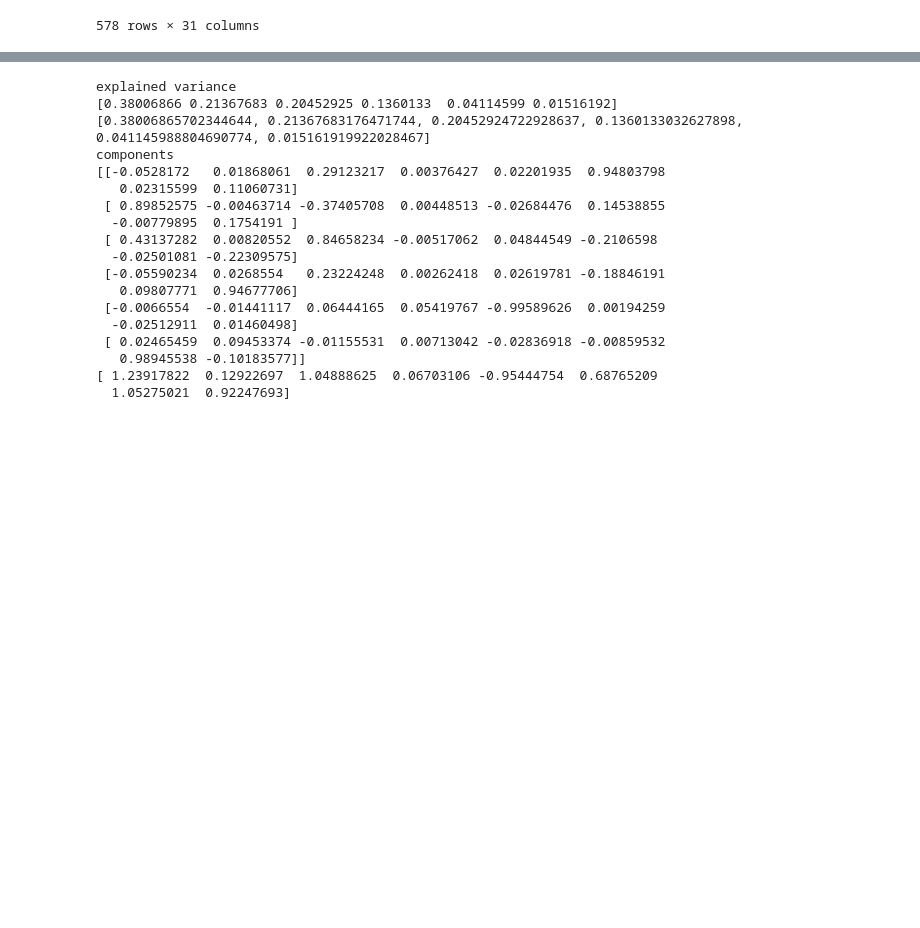
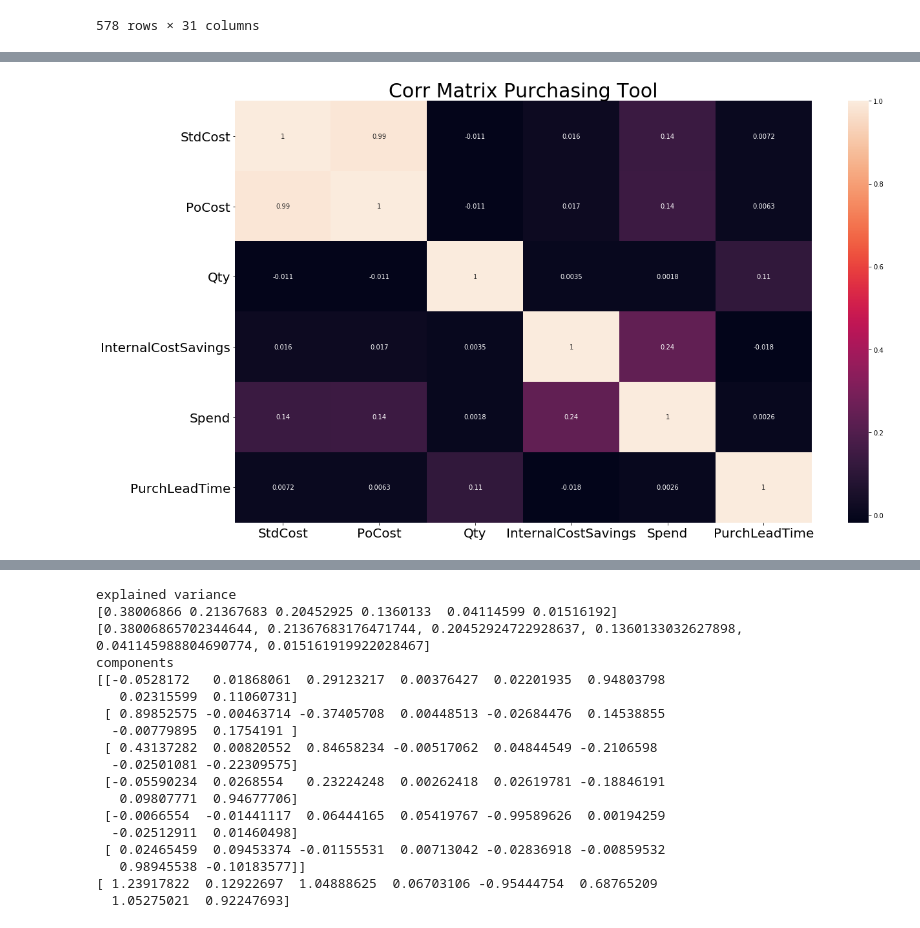
Before and after one commit to gnaven/Harris_Risk_Analysis, a Jupyter notebook: Harris Data/new_data/PCA_script_join-Copy2.ipynb, the cells around one changed output, grey strips where cells are left out. Drawn from its saved outputs; the diff is of its cells as text; code cells hidden in the pictures; blank space fills up the shorter version.

```diff
--- a/Harris Data/new_data/PCA_script_join-Copy2.ipynb
+++ b/Harris Data/new_data/PCA_script_join-Copy2.ipynb
@@ -40,0 +28,3 @@ plt.ylabel = ("Count")
+# %%
+df = pd.read_csv("./original_data/Purchasing_Tool_FY16-FY18_2018-11-16.csv")
+print(list(df))
@@ -40,0 +33,6 @@ plt.ylabel = ("Count")
+# %%
+dtypes1 = ['StdCost', 'PoCost', 'Qty', 'InternalCostSavings', 'Spend', 'PurchLeadTime', 'ABC']
+# %%
+df = df[dtypes1]
+df = df.dropna()
+df.corr()
@@ -40,0 +47,22 @@ plt.ylabel = ("Count")
+# %%
+import seaborn as sns
+%matplotlib inline
+
+# calculate the correlation matrix
+corr = df.corr()
+
+# plot the heatmap
+
+a4_dims = (20, 12)
+fig, ax = plt.subplots(figsize=a4_dims)
+plt.title('Corr Matrix Purchasing Tool', fontsize=30)
+plt.xlabel('number of components', fontsize=30)
+plt.ylabel('cumulative explained variance', fontsize=30)
+plt.tick_params(axis='both', which='major', labelsize=20)
+plt.tick_params(axis='both', which='minor', labelsize=20)
+sns.heatmap(corr, annot=True,
+        xticklabels=corr.columns,
+        yticklabels=corr.columns)
+plt.savefig("Corr_PT")
+# %% [output]
+[figure, added]
```
Also changed, not shown: parts of 4 cells of this notebook, 54 other files.
